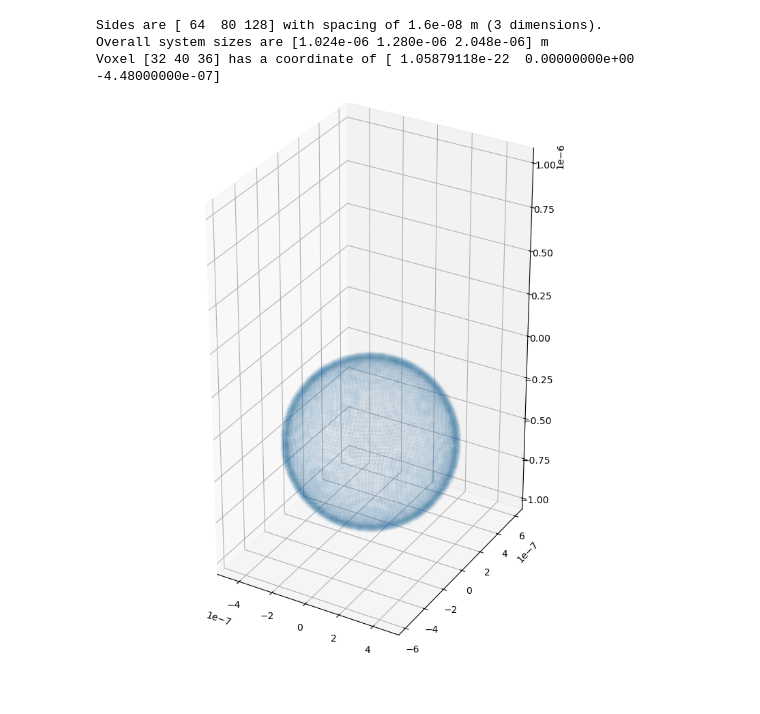
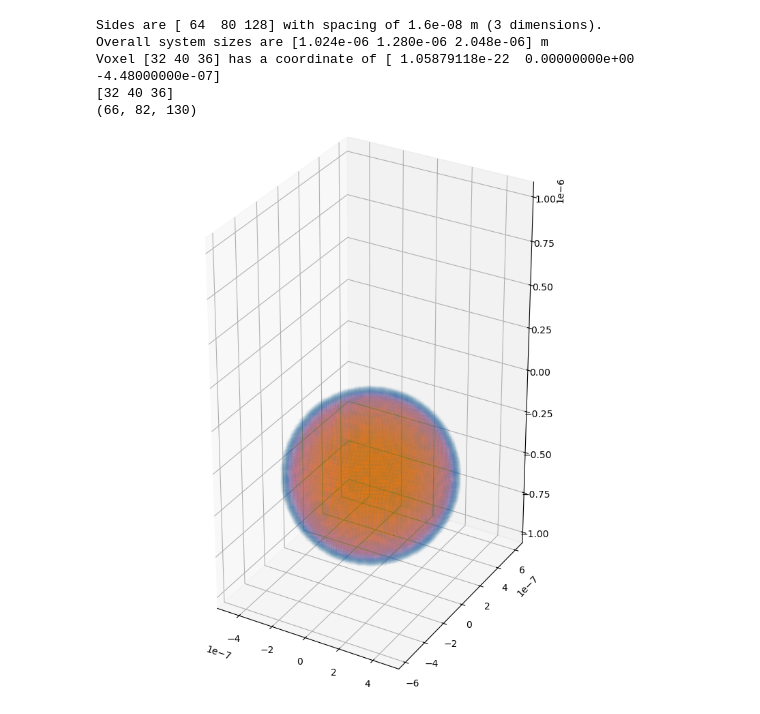
Before and after one commit to darrenjhsu/redicell_framework, a Jupyter notebook: Interactive_design_tool.ipynb, the cells around one changed output. Drawn from its saved outputs; the diff is of its cells as text; code cells hidden in the pictures.

```diff
--- a/Interactive_design_tool.ipynb
+++ b/Interactive_design_tool.ipynb
@@ -253,12 +291,13 @@ Determined factor for a separating boundary as 2.1
 # %%
 c = DesignTool()
 c.get_blanket_space([64, 80, 128], spacing=16e-9)
-c.add_circle(0.45e-6, barrier_type=1, offsetz=-4.5e-7)#, offsety=1.6e-7)
-
+c.add_circle(0.45e-6, barrier_type=1, space_type=1, offsetz=-4.5e-7)#, offsety=1.6e-7)
 c.set_border_wall()
-c.draw3D(exclude_type=[0])
+c.draw3D(exclude_barrier_type=[0], exclude_space_type=[0])
 # %% [output]
 Sides are [ 64  80 128] with spacing of 1.6e-08 m (3 dimensions).
 Overall system sizes are [1.024e-06 1.280e-06 2.048e-06] m
 Voxel [32 40 36] has a coordinate of [ 1.05879118e-22  0.00000000e+00 -4.48000000e-07]
+[32 40 36]
+(66, 82, 130)
-[figure, old version]
+[figure, new version]
```
Also changed, not shown: parts of 10 cells of this notebook, 1 other file.
